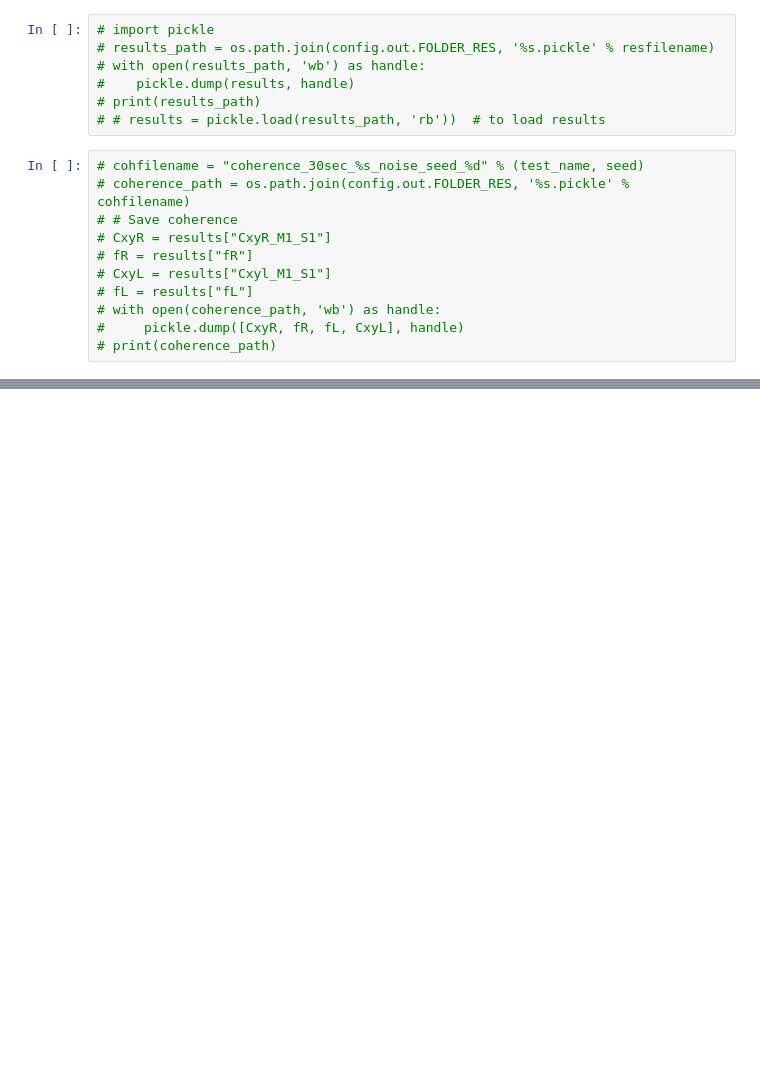
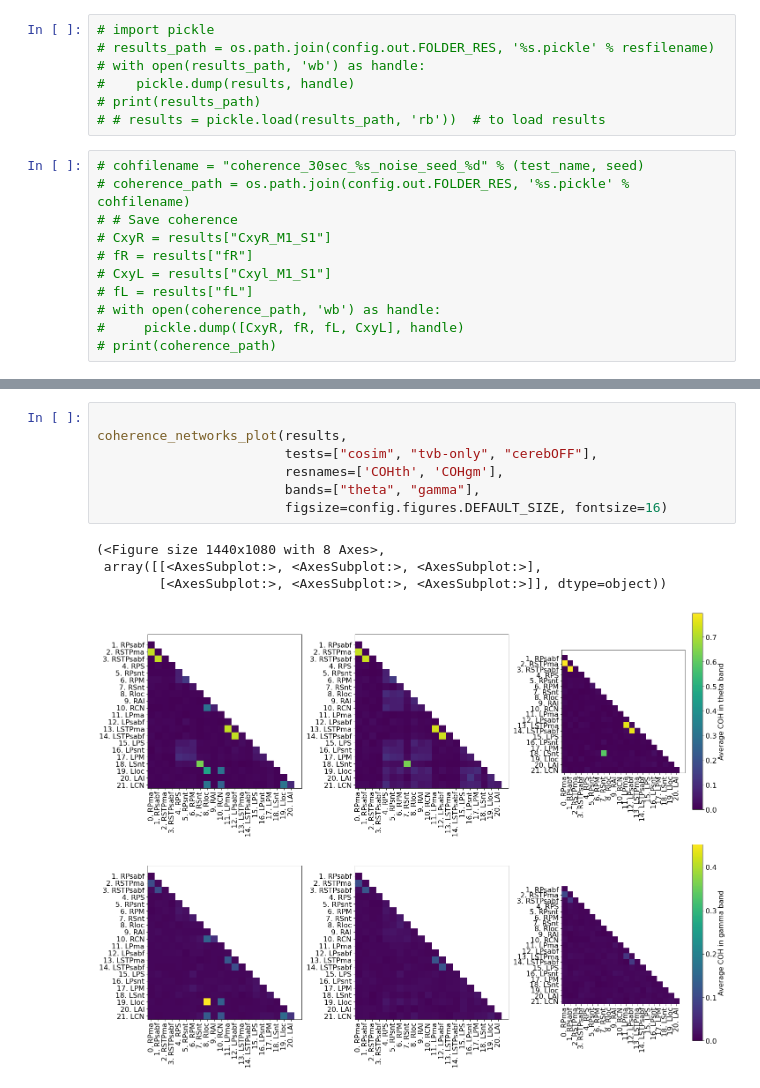
Before and after one commit to virtual-twin/tvb-multiscale-rising-net, a Jupyter notebook: rising_net/working_files/cosim_run_plot.ipynb, the cells around one changed output, grey strips where cells are left out. Saved outputs shown, nothing was run; the diff lists cells and outputs as text; blank space fills up the shorter version.

```diff
--- a/rising_net/working_files/cosim_run_plot.ipynb
+++ b/rising_net/working_files/cosim_run_plot.ipynb
@@ -283,0 +304,12 @@ ij
+# %%
+
+coherence_networks_plot(results,
+                        tests=["cosim", "tvb-only", "cerebOFF"],
+                        resnames=['COHth', 'COHgm'],
+                        bands=["theta", "gamma"],
+                        figsize=config.figures.DEFAULT_SIZE, fontsize=16)
+# %% [output]
+(<Figure size 1440x1080 with 8 Axes>,
+ array([[<AxesSubplot:>, <AxesSubplot:>, <AxesSubplot:>],
+        [<AxesSubplot:>, <AxesSubplot:>, <AxesSubplot:>]], dtype=object))
+[figure, added]
```
Also changed, not shown: parts of 14 cells of this notebook.
